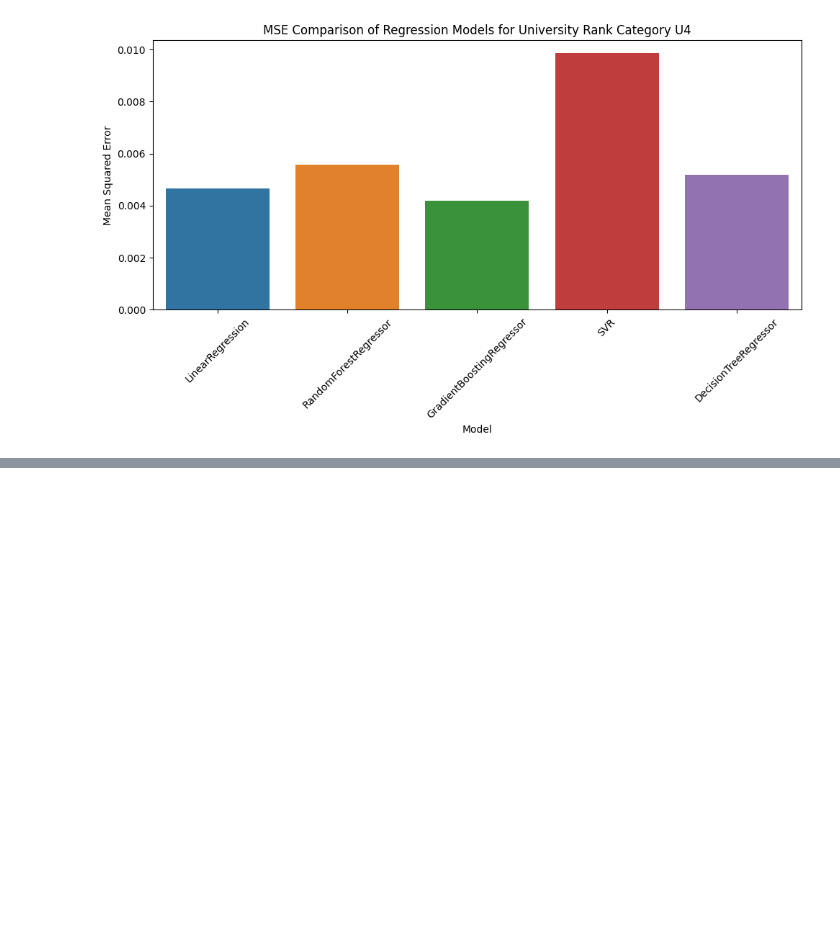
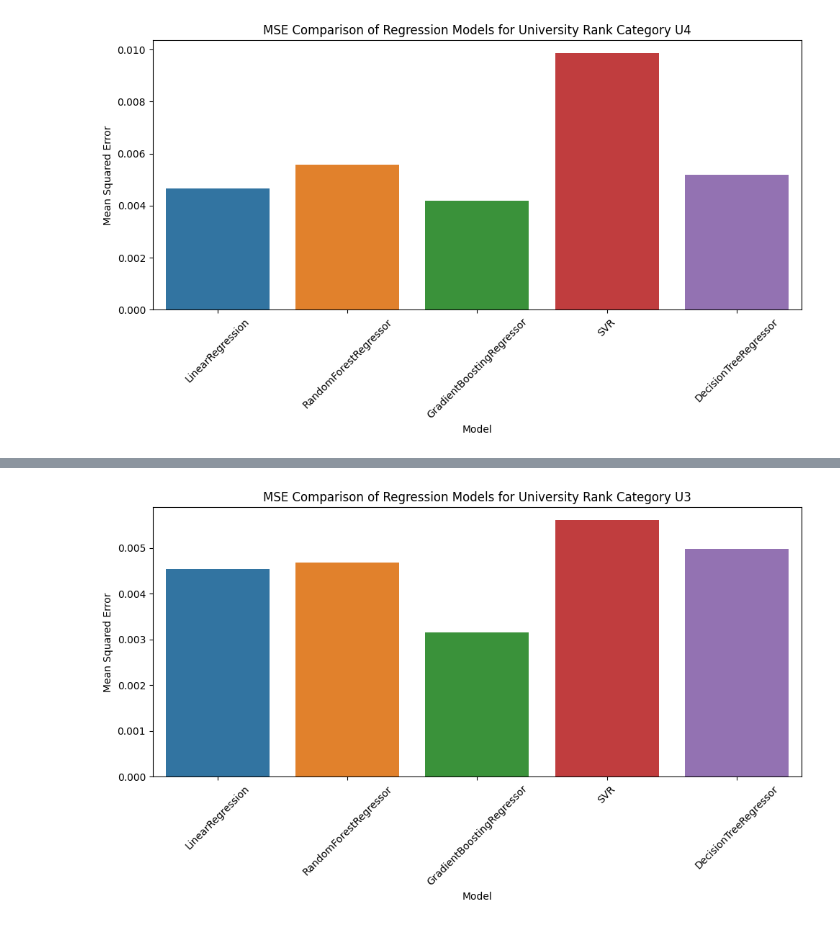
Before and after one commit to aritradey-CS/Admission-Prediction, a Jupyter notebook: _Test_Module_Oct23.ipynb, the cells around one changed output, grey strips where cells are left out. Saved outputs shown, nothing was run; the diff lists cells and outputs as text; code cells hidden in the pictures; blank space fills up the shorter version.

```diff
--- a/_Test_Module_Oct23.ipynb
+++ b/_Test_Module_Oct23.ipynb
@@ -705,3 +705,97 @@ plt.show()
 # %% [output]
 University Rank Category: U4
 [figure]
+# %%
+import pandas as pd
+import seaborn as sns
+import matplotlib.pyplot as plt
+from sklearn.model_selection import train_test_split
+from sklearn.ensemble import RandomForestRegressor, GradientBoostingRegressor
+from sklearn.linear_model import LinearRegression
+from sklearn.svm import SVR
+from sklearn.tree import DecisionTreeRegressor
+from sklearn.metrics import mean_squared_error
+import numpy as np
+
+# Load and preprocess your dataset
+df = pd.read_csv('Admission_Predict.csv')
+# ... Preprocessing steps ...
+# Assuming 'University Rating' is a categorical feature
+df['University Rank Category'] = 'U' + df['University Rating'].astype(str)
+
+# Define the categorical columns you want to one-hot encode
+categorical_columns = ['University Rank Category']  # Add more columns if needed
+
+# Perform one-hot encoding on categorical columns
+df_encoded = pd.get_dummies(df, columns=categorical_columns, drop_first=True)
+
+# Define features and target variable
+X = df_encoded.drop('Chance of Admit ', axis=1)
+y = df_encoded['Chance of Admit ']
+
+# Select the University Rank Category for analysis
+selected_category = 'U3'
+
+print(f"University Rank Category: {selected_category}")
+
+# Filter data for the selected category
+category_data = df_encoded[df_encoded['University Rank Category_' + selected_category] == 1]
+
+# Prepare datasets for the selected category
+X_category = category_data.drop('Chance of Admit ', axis=1)
+y_category = category_data['Chance of Admit ']
+X_train_category, X_test_category, y_train_category, y_test_category = train_test_split(X_category, y_category, test_size=0.2, random_state=42)
+
+# Calculate feature importances
+model = RandomForestRegressor()
+model.fit(X_train_category, y_train_category)
+feature_importances = model.feature_importances_
+
+# Get indices of top 3 features
+top_feature_indices = np.argsort(feature_importances)[::-1][:3]
+# Get top 3 feature names
+top_feature_names = X_category.columns[top_feature_indices]
+
+# List of regression models to try
+models = [
+    LinearRegression(),
+    RandomForestRegressor(),
+    GradientBoostingRegressor(),
+    SVR(),
+    DecisionTreeRegressor()
+]
+
+# Initialize lists to store MSE values and model names
+mse_values = []
+model_names = []
+
+# Train and evaluate different models
+for model in models:
+    model_name = model.__class__.__name__
+
+    # Train the model
+    model.fit(X_train_category[top_feature_names], y_train_category)
+
+    # Make predictions
+    y_pred = model.predict(X_test_category[top_feature_names])
+
+    # Calculate MSE
+    mse = mean_squared_error(y_test_category, y_pred)
+
+    # Store MSE and model name
+    mse_values.append(mse)
+    model_names.append(model_name)
+
+# Create a DataFrame for visualization
+mse_df = pd.DataFrame({'Model': model_names, 'MSE': mse_values})
+
+# Create a bar plot
+plt.figure(figsize=(10, 6))
+sns.barplot(data=mse_df, x='Model', y='MSE')
+plt.xlabel('Model')
+plt.ylabel('Mean Squared Error')
+plt.title('MSE Comparison of Regression Models for University Rank Category ' + selected_category)
+plt.xticks(rotation=45)
+plt.tight_layout()
+plt.show()
+# %% [output]
@@ -707,0 +803 @@ University Rank Category: U4
+[figure, added]
```
Also changed, not shown: parts of 3 cells of this notebook.
